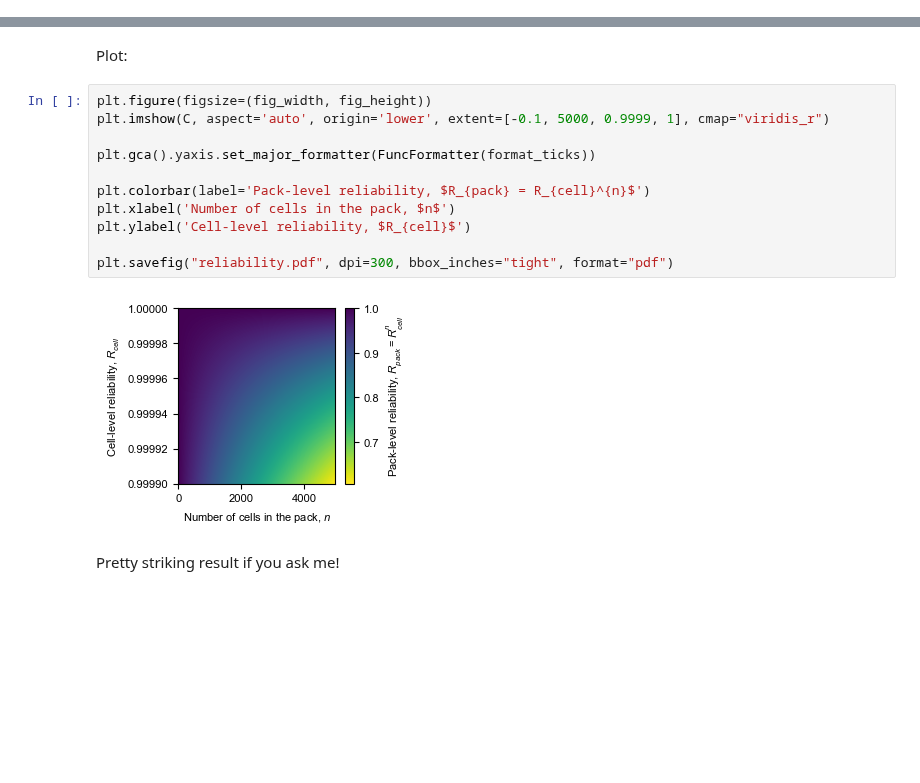
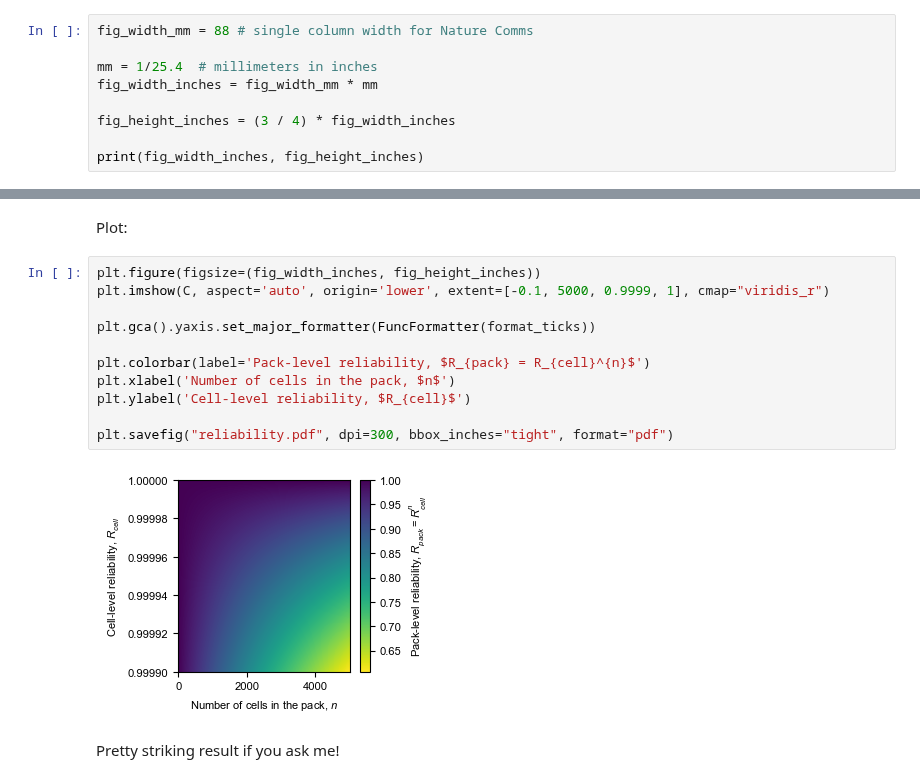
Before and after one commit to petermattia/battery-quality-at-scale, a Jupyter notebook: notebooks/reliability.ipynb, the cells around one changed output, grey strips where cells are left out. Saved outputs shown, nothing was run; the diff lists cells and outputs as text; blank space fills up the shorter version.

Commit message:
Update figure dimensions

```diff
--- a/notebooks/reliability.ipynb
+++ b/notebooks/reliability.ipynb
@@ -17,0 +14,9 @@ fig_height = (3 / 4) * fig_width
+# %%
+fig_width_mm = 88 # single column width for Nature Comms
+
+mm = 1/25.4  # millimeters in inches
+fig_width_inches = fig_width_mm * mm
+
+fig_height_inches = (3 / 4) * fig_width_inches
+
+print(fig_width_inches, fig_height_inches)
@@ -45,17 +52,17 @@ def format_ticks(value, pos):
 # %% [markdown]
 Plot:
 # %%
-plt.figure(figsize=(fig_width, fig_height))
+plt.figure(figsize=(fig_width_inches, fig_height_inches))
 plt.imshow(C, aspect='auto', origin='lower', extent=[-0.1, 5000, 0.9999, 1], cmap="viridis_r")
 
 plt.gca().yaxis.set_major_formatter(FuncFormatter(format_ticks))
 
 plt.colorbar(label='Pack-level reliability, $R_{pack} = R_{cell}^{n}$')
 plt.xlabel('Number of cells in the pack, $n$')
 plt.ylabel('Cell-level reliability, $R_{cell}$')
 
 plt.savefig("reliability.pdf", dpi=300, bbox_inches="tight", format="pdf")
 # %% [output]
-[figure, old version]
+[figure, new version]
 # %% [markdown]
 Pretty striking result if you ask me!
```
Also changed, not shown: parts of 2 cells of this notebook, 5 other files.
